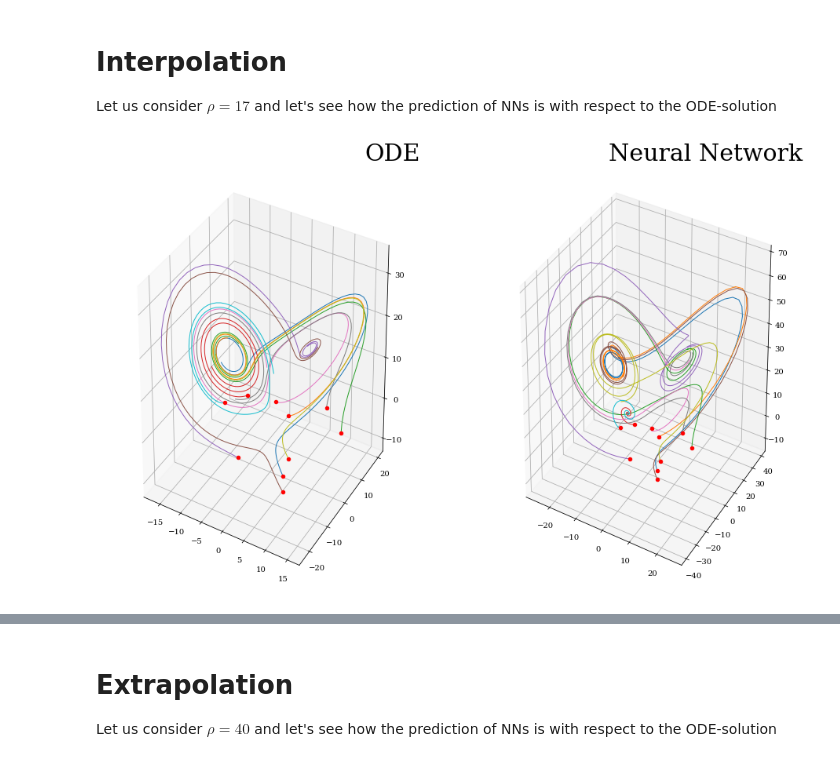
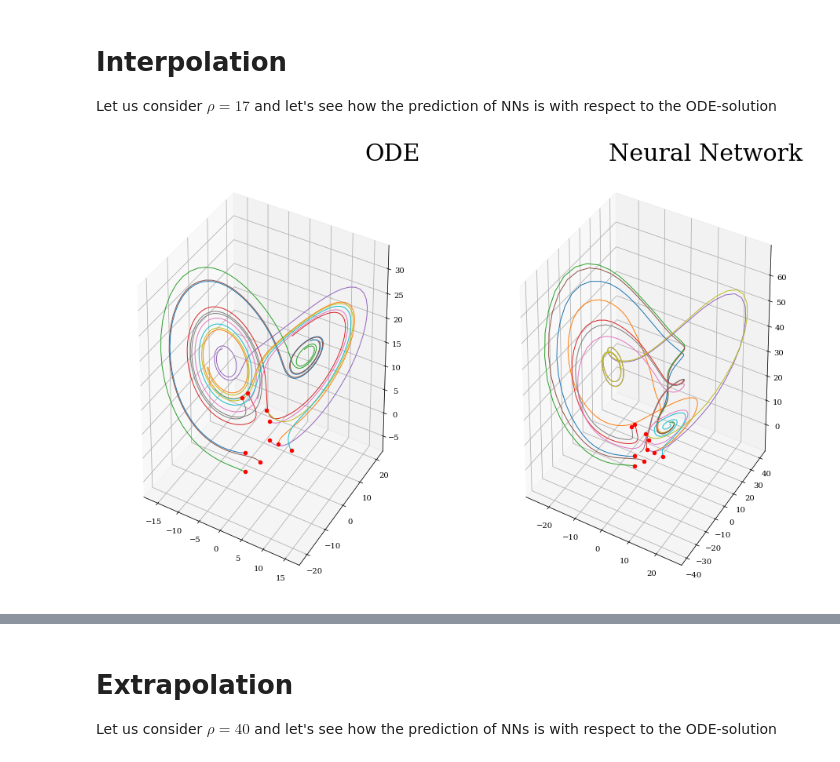
Before and after one commit to Steriva/MfM_Assignment, a Jupyter notebook: exe02d_NN_Lorenz.ipynb, the cells around one changed output, grey strips where cells are left out. Saved outputs shown, nothing was run; the diff lists cells and outputs as text; code cells hidden in the pictures.

```diff
--- a/exe02d_NN_Lorenz.ipynb
+++ b/exe02d_NN_Lorenz.ipynb
@@ -68,6 +68,10 @@ The input/output training data are stored in a matrix solution, whose dimensions
 dt = 0.01 # to lower computational cost
 T = 2
 t = np.arange(0, T+dt, dt)
+
+# Lower and Upper Bound for IC
+lb = -7.5
+ub =  7.5
 
 beta = 8/3
 sigma = 10
@@ -79,7 +83,7 @@ nn_input = np.zeros((numTraj *(len(t)-1) * len(rhoVec),3))
 nn_output = np.zeros_like(nn_input)
 
 np.random.seed(123)
-x0 = -15 + 30 * np.random.random((100, 3))
+x0 = lb + (ub-lb) * np.random.random((numTraj, 3))
 
 for rho_j in range(len(rhoVec)):
   rho = rhoVec[rho_j]
@@ -189,7 +196,7 @@ def lorenz_deriv(x_y_z, t0, rho=rhoInterp, sigma=sigma, beta=beta):
     return [sigma * (y - x), x * (rho - z) - y, x * y - beta * z]
 
 np.random.seed(60)
-x0 = -15 + 30 * np.random.random((numTraj, 3))
+x0 = lb + (ub-lb) * np.random.random((numTraj, 3))
 
 x_t = np.asarray([integrate.odeint(lorenz_deriv, x0_j, t)
                   for x0_j in x0])
@@ -243,7 +250,7 @@ def lorenz_deriv(x_y_z, t0, rho=rhoInterp, sigma=sigma, beta=beta):
     return [sigma * (y - x), x * (rho - z) - y, x * y - beta * z]
 
 np.random.seed(60)
-x0 = -15 + 30 * np.random.random((numTraj, 3))
+x0 = lb + (ub-lb) * np.random.random((numTraj, 3))
 
 x_t = np.asarray([integrate.odeint(lorenz_deriv, x0_j, t)
                   for x0_j in x0])
@@ -262,34 +269,34 @@ for traj in range(numTraj):
   xInterp, yInterp, zInterp = x_t[traj,:,:].T
   ax.plot(xInterp, yInterp, zInterp,linewidth=1)
   ax.scatter(x0[traj,0],x0[traj,1],x0[traj,2],color='r')
   plt.title('ODE', fontsize = 30, loc='right')
 
 ## NN plot
 ax = figInt.add_subplot(1,2,2, projection = '3d')
 
 progressBar = tqdm.notebook.tqdm(desc="Predicting the solution with NN", total=numTraj)
 
 for traj in range(numTraj):
 
   for time in range(len(t)-1):
 
     tmpIN = np.reshape(InterpNN[traj, time, :], [1, 3])
     tmpOUT = NN_model.predict(tmpIN)
     InterpNN[traj, time + 1, :] = tmpOUT
 
   xNN, yNN, zNN = InterpNN[traj,:,:].T
   ax.plot(xNN, yNN, zNN,linewidth=1)
   ax.scatter(x0[traj,0],x0[traj,1],x0[traj,2],color='r')
   plt.title('Neural Network', fontsize = 30, loc='right')
   progressBar.update(1)
 
 plt.show()
 
 figInt.savefig('NN_LorenzInterpolation.pdf', format='pdf', dpi=600, bbox_inches='tight')
 
 files.download('NN_LorenzInterpolation.pdf')
 # %% [output]
-[figure, old version]
+[figure, new version]
 [interactive output not drawn]
 [interactive output not drawn]
 # %% [markdown]
```
Also changed, not shown: parts of 7 cells of this notebook.
